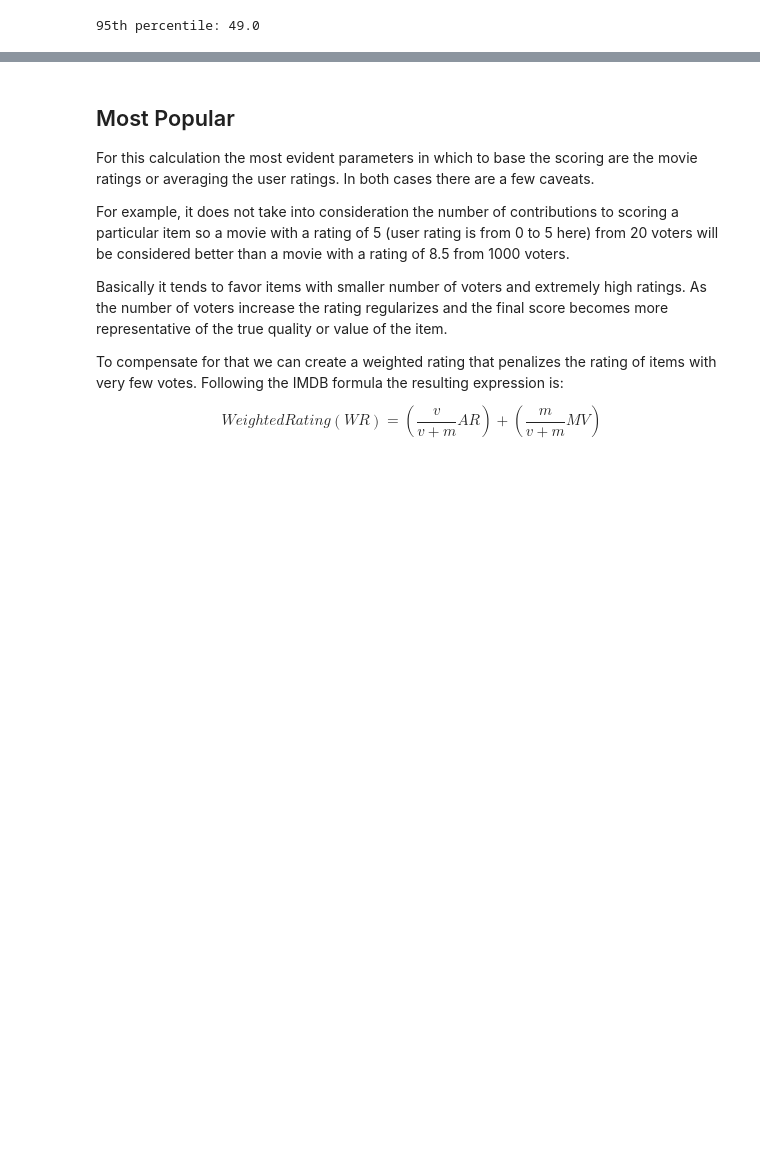
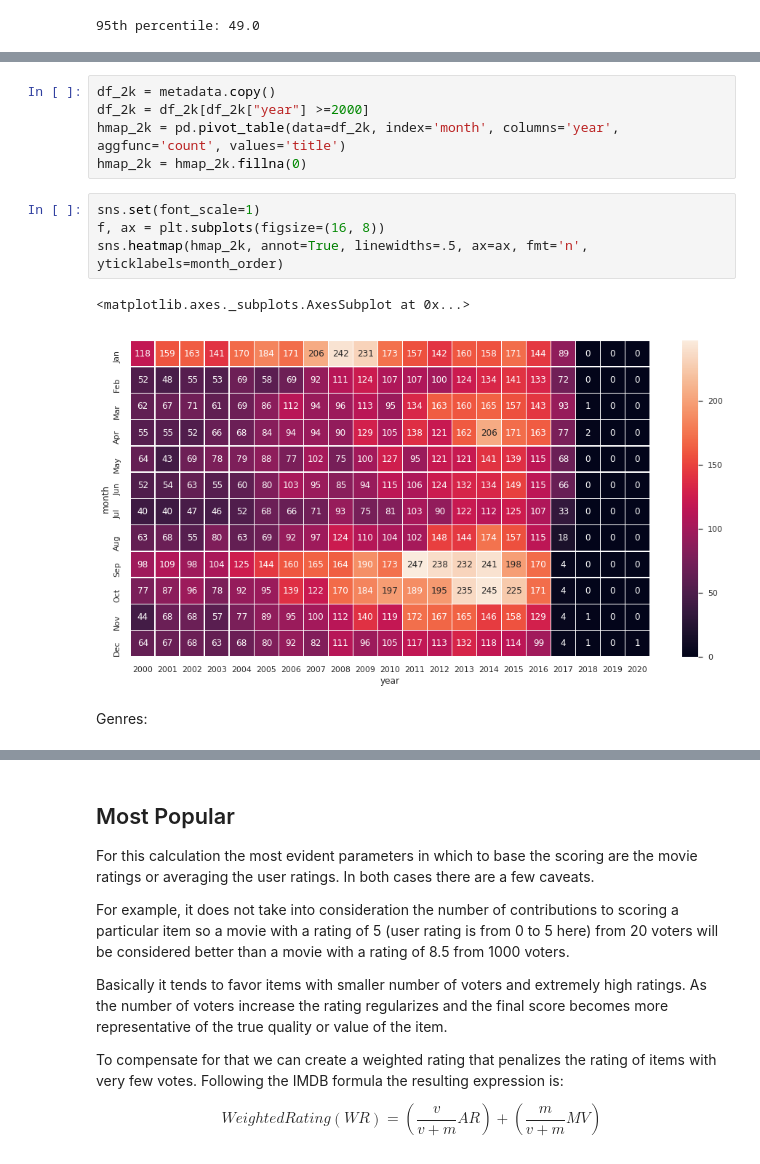
Before and after one commit to jgdelrio/tutorials, a Jupyter notebook: Recommenders/00_Recommenders_Intro.ipynb, the cells around one changed output, grey strips where cells are left out. Drawn from its saved outputs; the diff is of its cells as text; blank space fills up the shorter version.

```diff
--- a/Recommenders/00_Recommenders_Intro.ipynb
+++ b/Recommenders/00_Recommenders_Intro.ipynb
@@ -291,0 +369,14 @@ From the point of view of the movies, we have a few number of movies with more t
+# %%
+df_2k = metadata.copy()
+df_2k = df_2k[df_2k["year"] >=2000]
+hmap_2k = pd.pivot_table(data=df_2k, index='month', columns='year', aggfunc='count', values='title')
+hmap_2k = hmap_2k.fillna(0)
+# %%
+sns.set(font_scale=1)
+f, ax = plt.subplots(figsize=(16, 8))
+sns.heatmap(hmap_2k, annot=True, linewidths=.5, ax=ax, fmt='n', yticklabels=month_order)
+# %% [output]
+<matplotlib.axes._subplots.AxesSubplot at 0x...>
+[figure, added]
+# %% [markdown]
+Genres:
```
Also changed, not shown: parts of 19 cells of this notebook.
